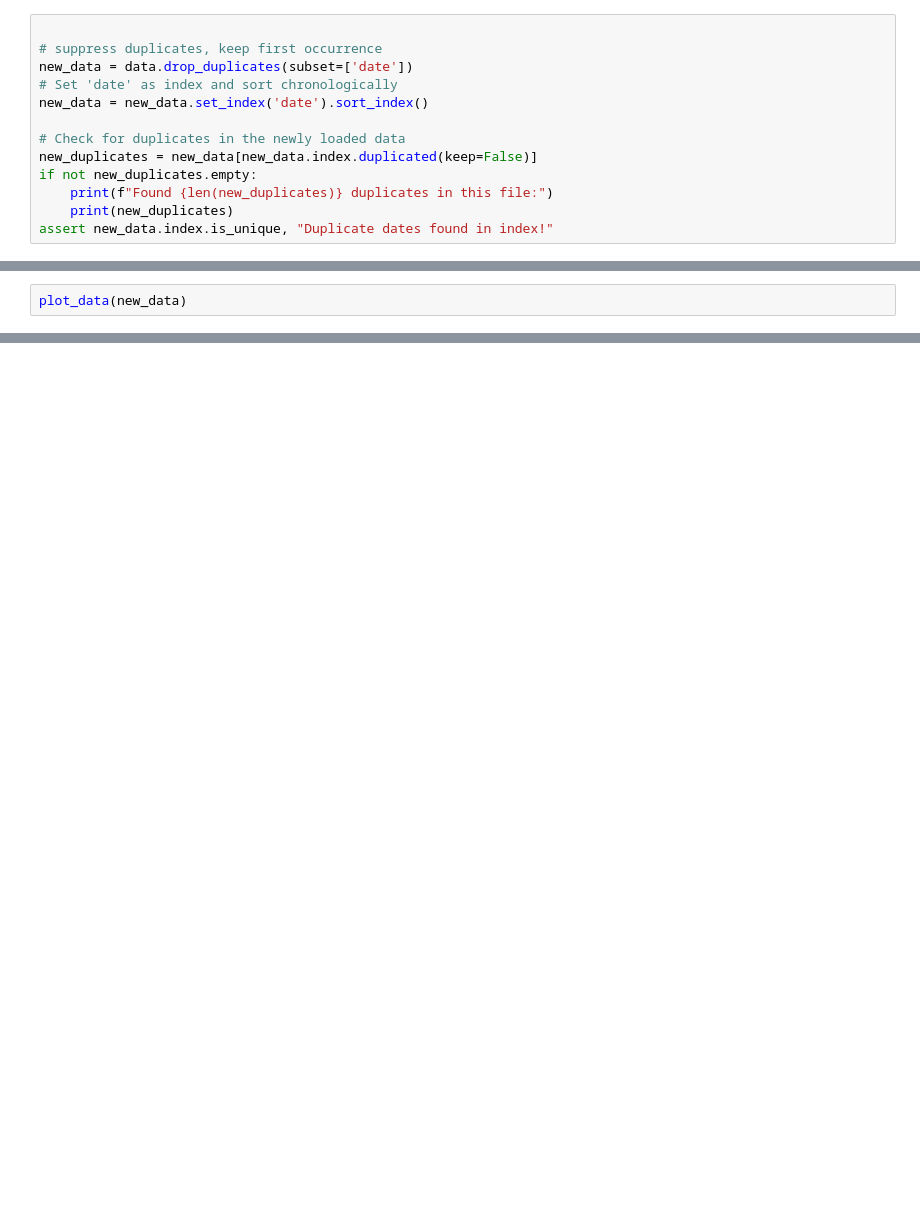
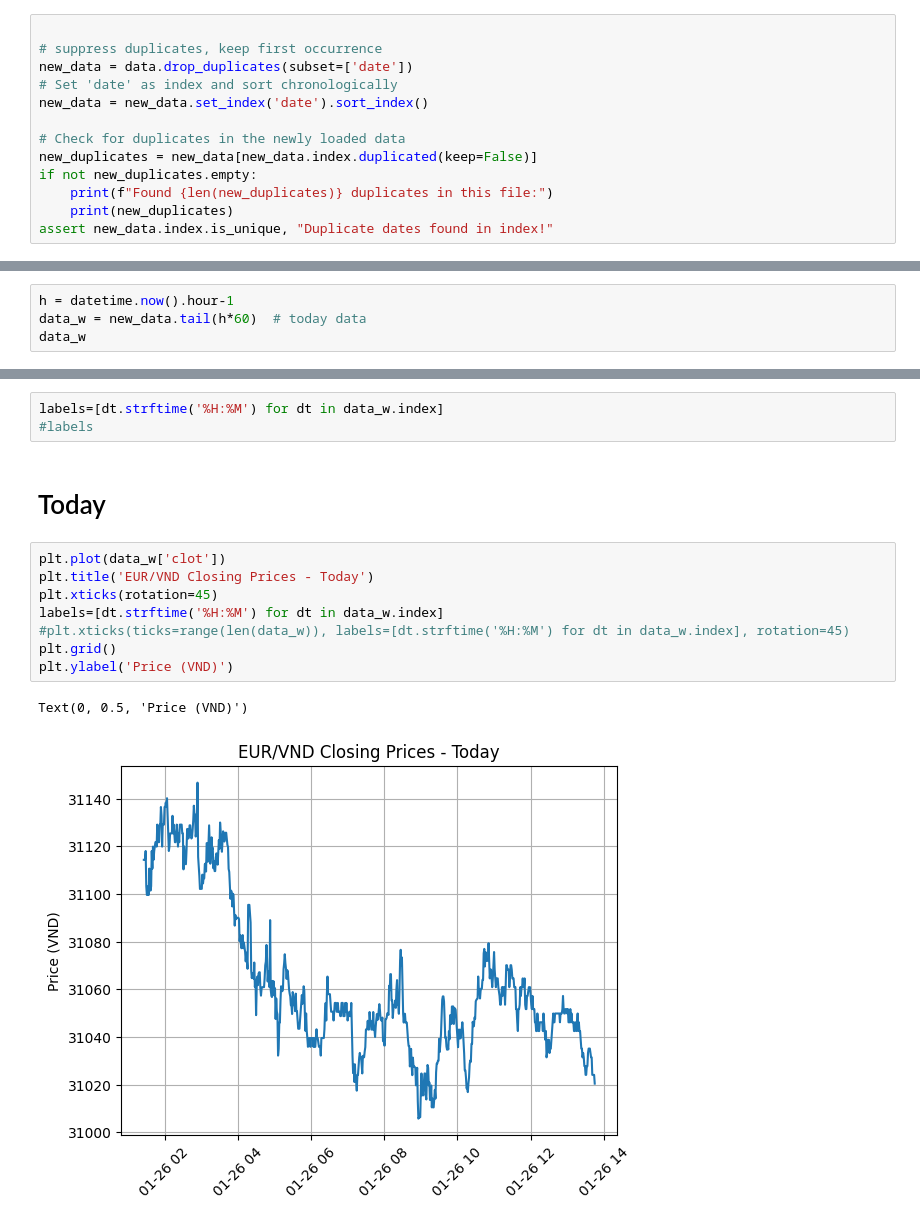
Before and after one commit to jdavid54/jupyter_notebooks2, a Jupyter notebook: eur_vnd_var_data.ipynb, the cells around one changed output, grey strips where cells are left out. Drawn from its saved outputs; the diff is of its cells as text; blank space fills up the shorter version.

```diff
--- a/eur_vnd_var_data.ipynb
+++ b/eur_vnd_var_data.ipynb
@@ -919,3 +924,5 @@ new_data
 # %%
-plot_data(new_data)
+h = datetime.now().hour-1
+data_w = new_data.tail(h*60)  # today data
+data_w
 # %% [output]
@@ -922,0 +943,16 @@ plot_data(new_data)
+# %%
+labels=[dt.strftime('%H:%M') for dt in data_w.index]
+#labels
+# %% [markdown]
+# Today
+# %%
+plt.plot(data_w['clot'])
+plt.title('EUR/VND Closing Prices - Today')
+plt.xticks(rotation=45)
+labels=[dt.strftime('%H:%M') for dt in data_w.index]
+#plt.xticks(ticks=range(len(data_w)), labels=[dt.strftime('%H:%M') for dt in data_w.index], rotation=45)
+plt.grid()
+plt.ylabel('Price (VND)')
+# %% [output]
+Text(0, 0.5, 'Price (VND)')
+[figure, added]
```
Also changed, not shown: parts of 38 cells of this notebook, 5 other files.
